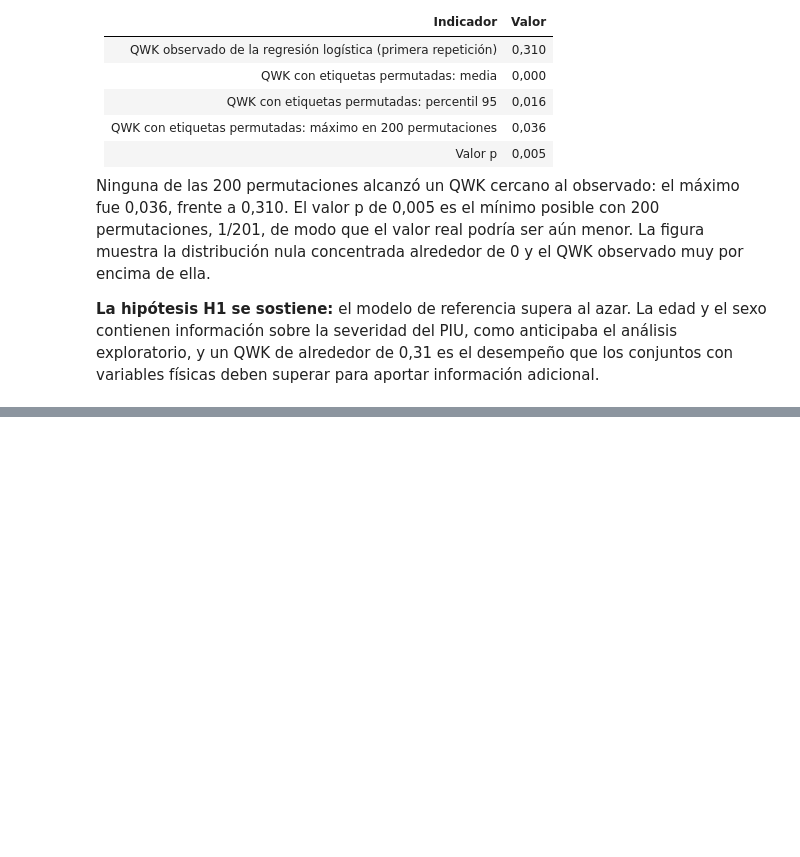
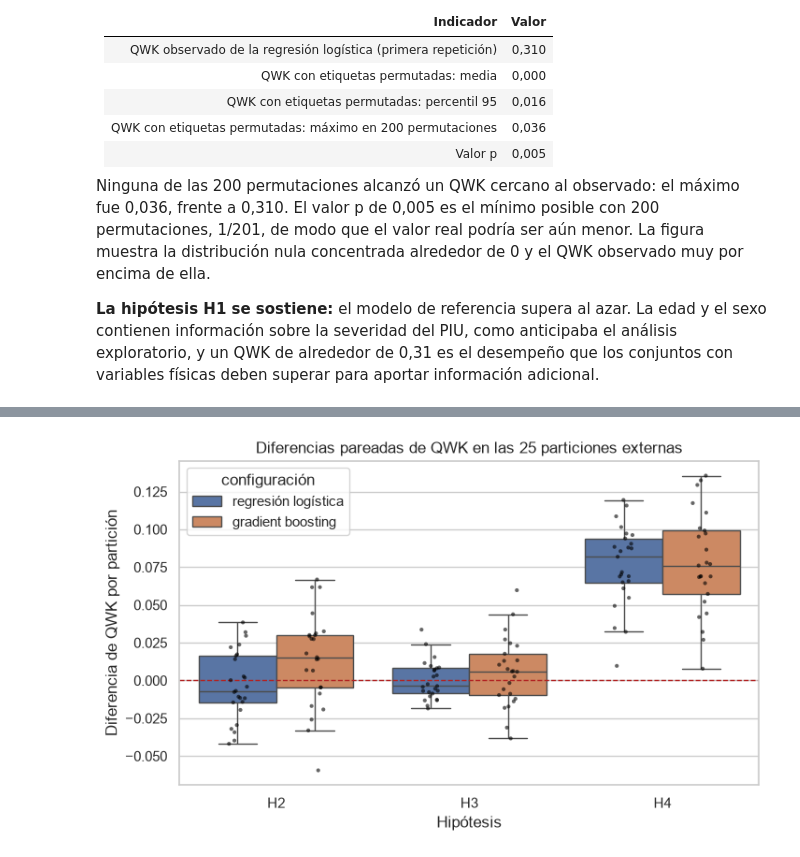
Before and after one commit to juanestebancg2806/piu-severity-prediction, a Jupyter notebook: notebooks/02_experimentos_iniciales.ipynb, the cells around one changed output, grey strips where cells are left out. Cells and saved outputs as stored; diff of their text form; code cells hidden in the pictures; blank space fills up the shorter version.

Commit message:
continue with experiments

```diff
--- a/notebooks/02_experimentos_iniciales.ipynb
+++ b/notebooks/02_experimentos_iniciales.ipynb
@@ -635,0 +657,12 @@ Ninguna de las 200 permutaciones alcanzó un QWK cercano al observado: el máxim
+# %%
+CONJUNTOS_RESTANTES = ["main_without_actigraphy", "main", "complementary"]
+
+for conjunto in CONJUNTOS_RESTANTES:
+    columnas = conjuntos[conjunto]
+    for configuracion, construir_modelo in CONFIGURACIONES.items():
+        resultados[(configuracion, conjunto)] = run_nested_cv(
+            construir_modelo(columnas, n_jobs=-1), analitico[columnas], y, particiones
+        )
+
+ARCHIVO_RESULTADOS = INTERIM_DATA_DIR / "02_experimentos_iniciales_resultados.joblib"
+joblib.dump(resultados, ARCHIVO_RESULTADOS)
@@ -635,0 +763,34 @@ Ninguna de las 200 permutaciones alcanzó un QWK cercano al observado: el máxim
+# %%
+diferencias_por_particion = pd.concat(diferencias_largas, ignore_index=True)
+
+fig, ax = plt.subplots(figsize=(8, 4.5))
+sns.boxplot(
+    data=diferencias_por_particion,
+    x="hipótesis",
+    y="diferencia de QWK",
+    hue="configuración",
+    showfliers=False,
+    ax=ax,
+)
+sns.stripplot(
+    data=diferencias_por_particion,
+    x="hipótesis",
+    y="diferencia de QWK",
+    hue="configuración",
+    dodge=True,
+    palette=["black"] * len(CONFIGURACIONES),
+    size=3,
+    alpha=0.6,
+    legend=False,
+    ax=ax,
+)
+ax.axhline(0, color="firebrick", linewidth=1, linestyle="--")
+ax.set(
+    xlabel="Hipótesis",
+    ylabel="Diferencia de QWK por partición",
+    title="Diferencias pareadas de QWK en las 25 particiones externas",
+)
+save_figure(fig, "diferencias_pareadas_hipotesis", FIGURAS)
+plt.show()
+# %% [output]
+[figure, added]
```
Also changed, not shown: parts of 7 cells of this notebook, 1 other file.
